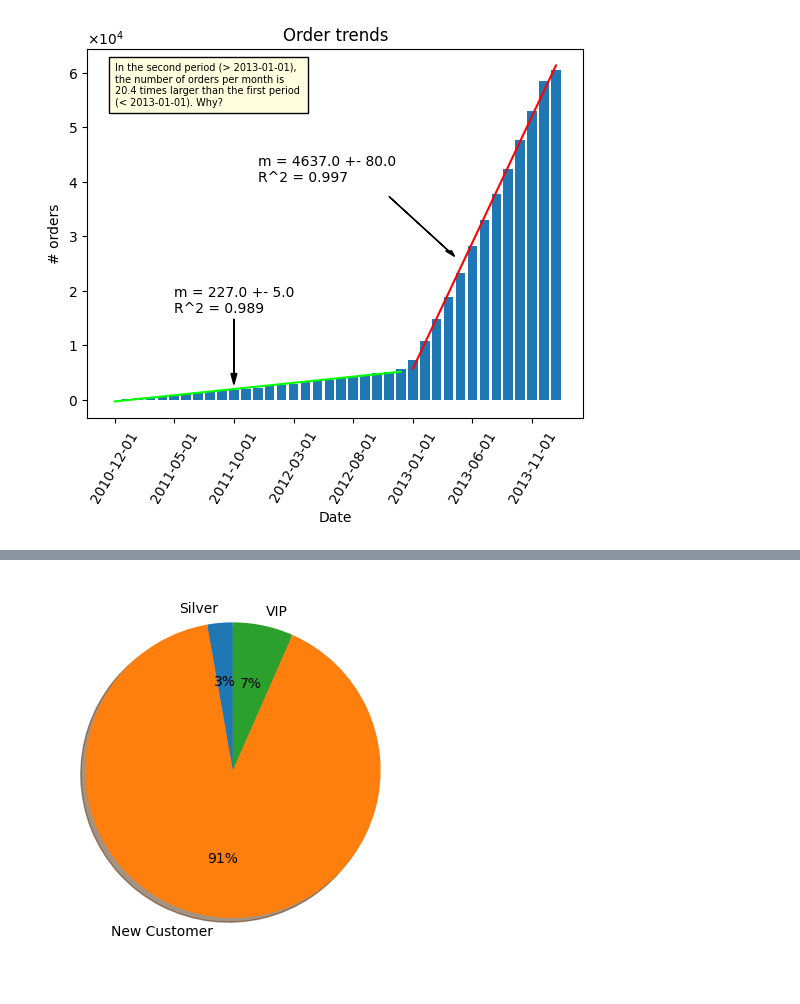
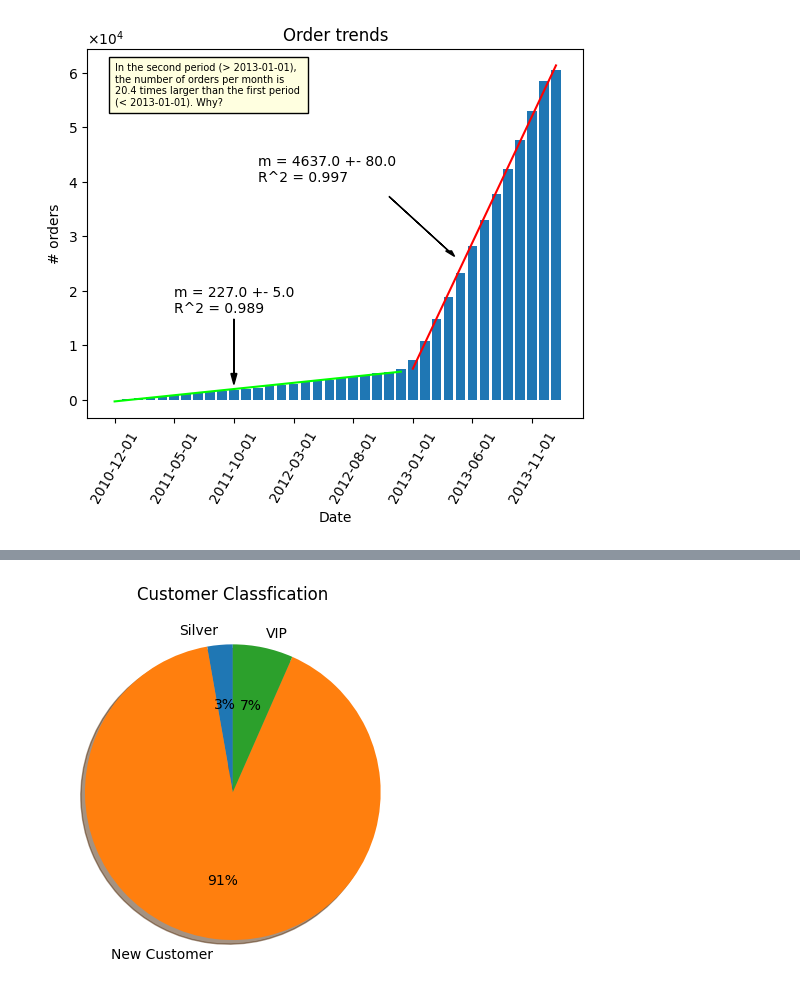
Before and after one commit to gonerick2000-max/sql-data-warehouse-project2, a Jupyter notebook: scripts/4_DataAnalysis/plt_scpt.ipynb, the cells around one changed output, grey strips where cells are left out. Cells and saved outputs as stored; diff of their text form; code cells hidden in the pictures.

```diff
--- a/scripts/4_DataAnalysis/plt_scpt.ipynb
+++ b/scripts/4_DataAnalysis/plt_scpt.ipynb
@@ -108,9 +109,10 @@ Text(0.5, 0, 'Category')
 # %%
 cst_sts = pd.read_csv('dat_cst_status.csv', delimiter=';', header=None)
 cst_sts.loc[1,0] = 'New Customer'
 
 plt.pie(cst_sts[1], labels=cst_sts[0],startangle=90,shadow=True,
     autopct='%1.0f%%')
+plt.title('Customer Classfication')
 plt.show()
 # %% [output]
-[figure, old version]
+[figure, new version]
```
Also changed, not shown: parts of 1 cell of this notebook, 2 other files.
